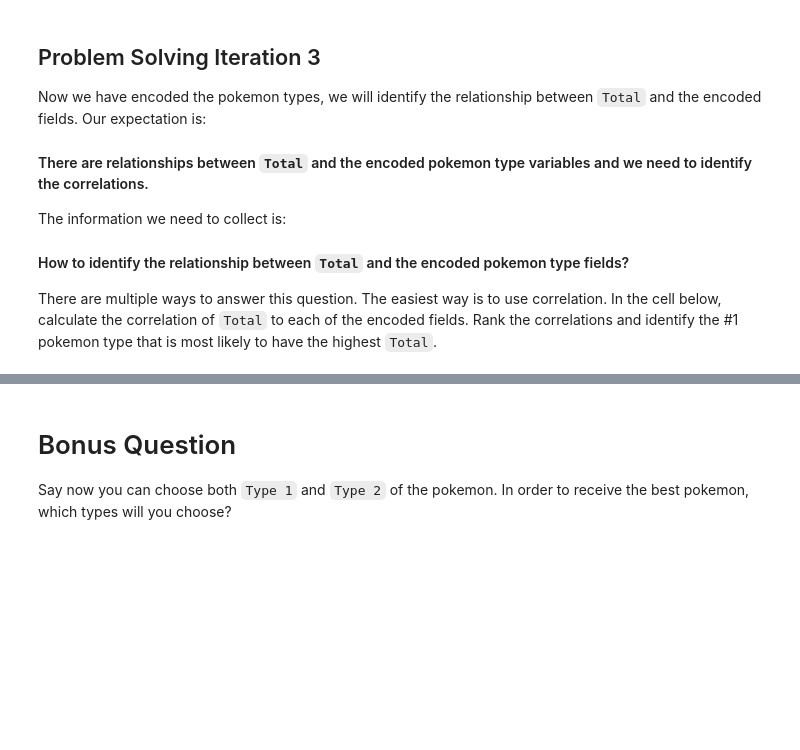
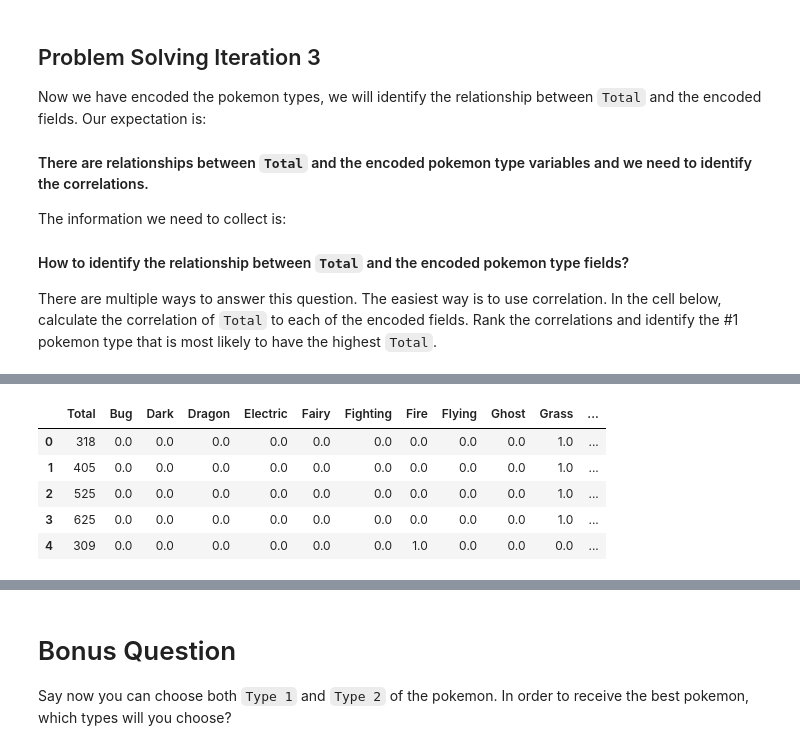
Before and after one commit to renevans/lab-dataframe-calculations, a Jupyter notebook: your-code/challenge-2.ipynb, the cells around one changed output, grey strips where cells are left out. Drawn from its saved outputs; the diff is of its cells as text; code cells hidden in the pictures; blank space fills up the shorter version.

```diff
--- a/your-code/challenge-2.ipynb
+++ b/your-code/challenge-2.ipynb
@@ -269 +284,28 @@ from matplotlib.pyplot import figure
+# %%
+pokemon_for_heatmap = pokemon_all[['Total','Bug','Dark',
+ 'Dragon',
+ 'Electric',
+ 'Fairy',
+ 'Fighting',
+ 'Fire',
+ 'Flying',
+ 'Ghost',
+ 'Grass',
+ 'Ground',
+ 'Ice',
+ 'Normal',
+ 'Poison',
+ 'Psychic',
+ 'Rock',
+ 'Steel',
+ 'Water']]
+
+pokemon_for_heatmap.head()
+# %% [output]
+|  | Total | Bug | Dark | Dragon | Electric | Fairy | Fighting | Fire | Flying | Ghost | Grass | ... |
+| 0 | 318 | 0.0 | 0.0 | 0.0 | 0.0 | 0.0 | 0.0 | 0.0 | 0.0 | 0.0 | 1.0 | ... |
+| 1 | 405 | 0.0 | 0.0 | 0.0 | 0.0 | 0.0 | 0.0 | 0.0 | 0.0 | 0.0 | 1.0 | ... |
+| 2 | 525 | 0.0 | 0.0 | 0.0 | 0.0 | 0.0 | 0.0 | 0.0 | 0.0 | 0.0 | 1.0 | ... |
+| 3 | 625 | 0.0 | 0.0 | 0.0 | 0.0 | 0.0 | 0.0 | 0.0 | 0.0 | 0.0 | 1.0 | ... |
+| 4 | 309 | 0.0 | 0.0 | 0.0 | 0.0 | 0.0 | 0.0 | 1.0 | 0.0 | 0.0 | 0.0 | ... |
 # %%
```
Also changed, not shown: parts of 8 cells of this notebook, 1 other file.
